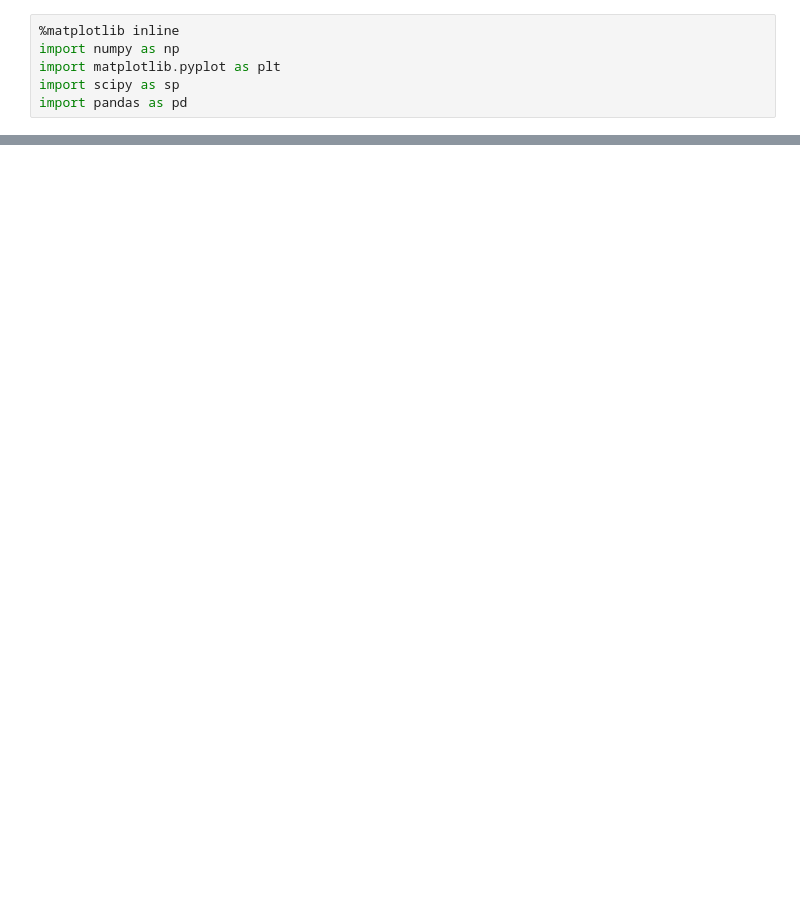
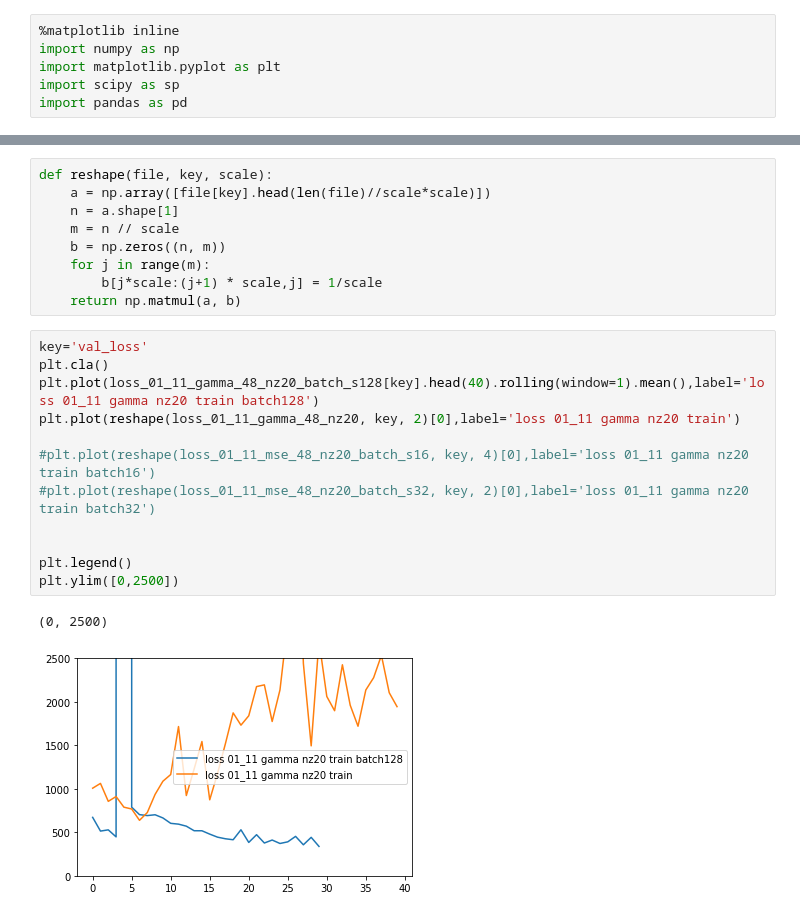
Before and after one commit to SimonTreu/sdvae, a Jupyter notebook: loss.ipynb, the cells around one changed output, grey strips where cells are left out. Drawn from its saved outputs; the diff is of its cells as text; blank space fills up the shorter version.

```diff
--- a/loss.ipynb
+++ b/loss.ipynb
@@ -42,0 +27,24 @@ def plot_loss(file, key, label):
+# %%
+def reshape(file, key, scale):
+    a = np.array([file[key].head(len(file)//scale*scale)])
+    n = a.shape[1]
+    m = n // scale
+    b = np.zeros((n, m))
+    for j in range(m):
+        b[j*scale:(j+1) * scale,j] = 1/scale
+    return np.matmul(a, b)
+# %%
+key='val_loss'
+plt.cla()
+plt.plot(loss_01_11_gamma_48_nz20_batch_s128[key].head(40).rolling(window=1).mean(),label='loss 01_11 gamma nz20 train batch128')
+plt.plot(reshape(loss_01_11_gamma_48_nz20, key, 2)[0],label='loss 01_11 gamma nz20 train')
+
+#plt.plot(reshape(loss_01_11_mse_48_nz20_batch_s16, key, 4)[0],label='loss 01_11 gamma nz20 train batch16')
+#plt.plot(reshape(loss_01_11_mse_48_nz20_batch_s32, key, 2)[0],label='loss 01_11 gamma nz20 train batch32')
+
+
+plt.legend()
+plt.ylim([0,2500])
+# %% [output]
+(0, 2500)
+[figure, added]
```
Also changed, not shown: parts of 18 cells of this notebook, 2 other files.
